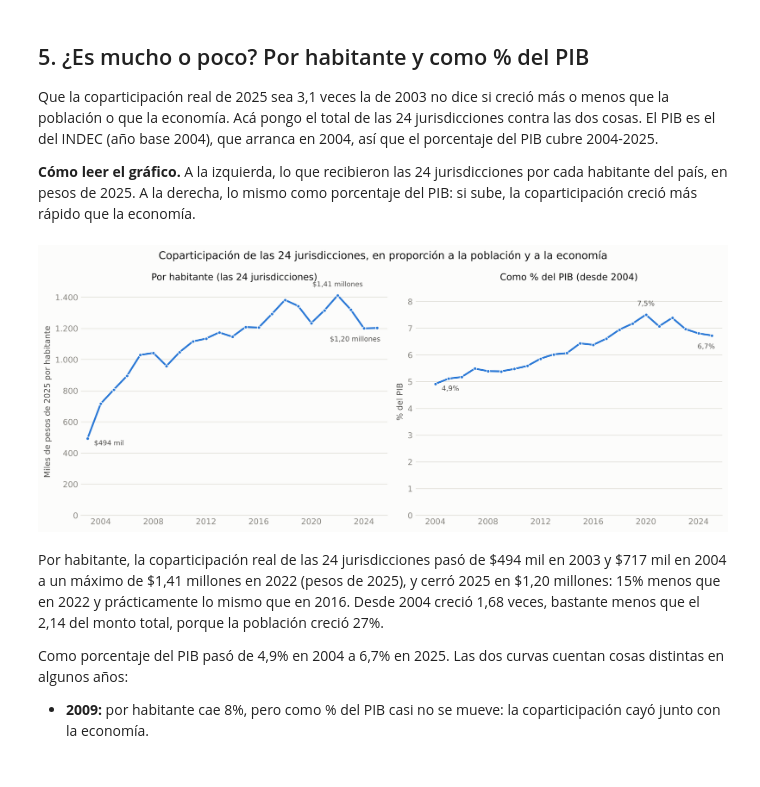
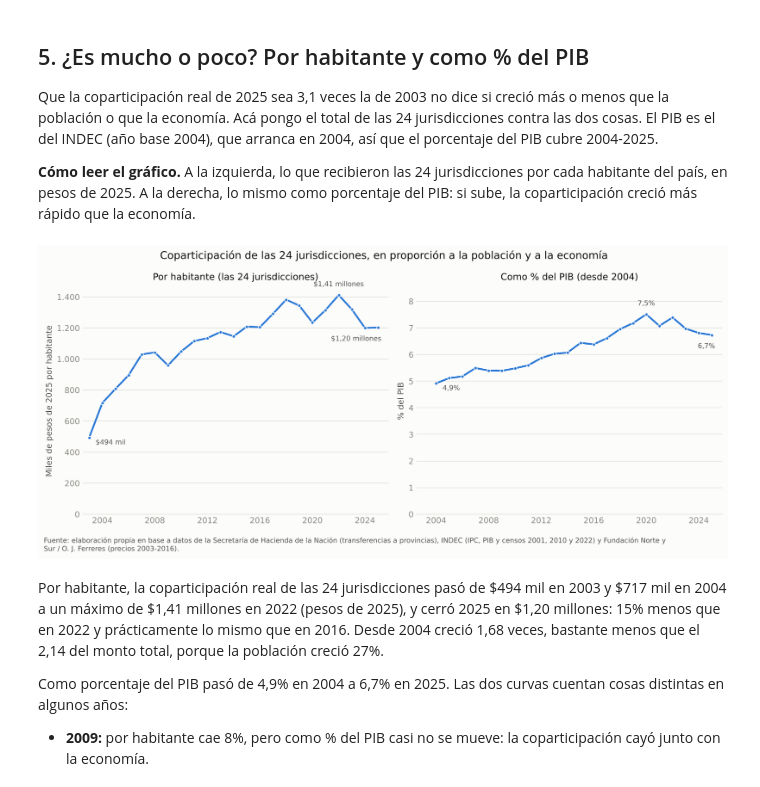
Before and after one commit to llorenzomagnano-sys/analisis-de-la-coparticipacion-federal-con-foco-en-cordoba, a Jupyter notebook: notebooks/01_serie_historica.ipynb, the cells around one changed output. Cells and saved outputs as stored; diff of their text form; code cells hidden in the pictures.

```diff
--- a/notebooks/01_serie_historica.ipynb
+++ b/notebooks/01_serie_historica.ipynb
@@ -370,35 +371,35 @@ ax2.plot(serie_pib.index, serie_pib, color=COLOR_CORDOBA, linewidth=2.2, marker=
 ax2.set_title("Como % del PIB (desde 2004)", fontsize=11.5, color=INK_PRIMARY, pad=10)
 ax2.set_ylabel("% del PIB", fontsize=10)
 ax2.set_ylim(0, 8.5)
 
 for ax, serie, fmt in [
     (ax1, serie_ph, pesos_por_habitante),
     (ax2, serie_pib, lambda v: f"{ar(v, 1)}%"),
 ]:
     for anio in sorted({serie.index[0], serie.idxmax(), serie.index[-1]}):
         # El primero va a la derecha del punto y el último debajo, para no pisar la línea.
         primero, ultimo = anio == serie.index[0], anio == serie.index[-1]
         ax.annotate(fmt(serie.loc[anio]), (anio, serie.loc[anio]),
                     xytext=((8, -2) if primero else (4, -10) if ultimo else (0, 9)), textcoords="offset points",
                     ha=("left" if primero else "right" if ultimo else "center"),
                     va=("top" if primero or ultimo else "bottom"), fontsize=8.5, color=INK_SECONDARY)
     ax.set_xlim(2002.5, 2025.8)
     ax.set_xticks(range(2004, 2026, 4))
     ax.yaxis.set_major_formatter(mticker.FuncFormatter(lambda x, _: ar(x, 0)))
     ax.grid(axis="y", color=GRID_COLOR, linewidth=0.8)
     ax.set_axisbelow(True)
     for spine in ["top", "right", "left"]:
         ax.spines[spine].set_visible(False)
     ax.spines["bottom"].set_color(GRID_COLOR)
     ax.tick_params(axis="both", length=0)
 
 fig.suptitle("Coparticipación de las 24 jurisdicciones, en proporción a la población y a la economía",
              fontsize=13, color=INK_PRIMARY)
 fig.tight_layout()
-fig.savefig(FIGURES_DIR / "coparticipacion_por_habitante_y_pct_pib.png", dpi=300, facecolor=SURFACE)
+guardar_con_fuente(fig, FIGURES_DIR / "coparticipacion_por_habitante_y_pct_pib.png", f"{HACIENDA}, INDEC (IPC, PIB y censos 2001, 2010 y 2022) y {FERRERES}")
 plt.show()
 # %% [output]
-[figure, old version]
+[figure, new version]
 # %% [markdown]
 Por habitante, la coparticipación real de las 24 jurisdicciones pasó de \$494 mil en
 2003 y \$717 mil en 2004 a un máximo de \$1,41 millones en 2022 (pesos de 2025), y cerró
```
Also changed, not shown: parts of 4 cells of this notebook, 21 other files.
